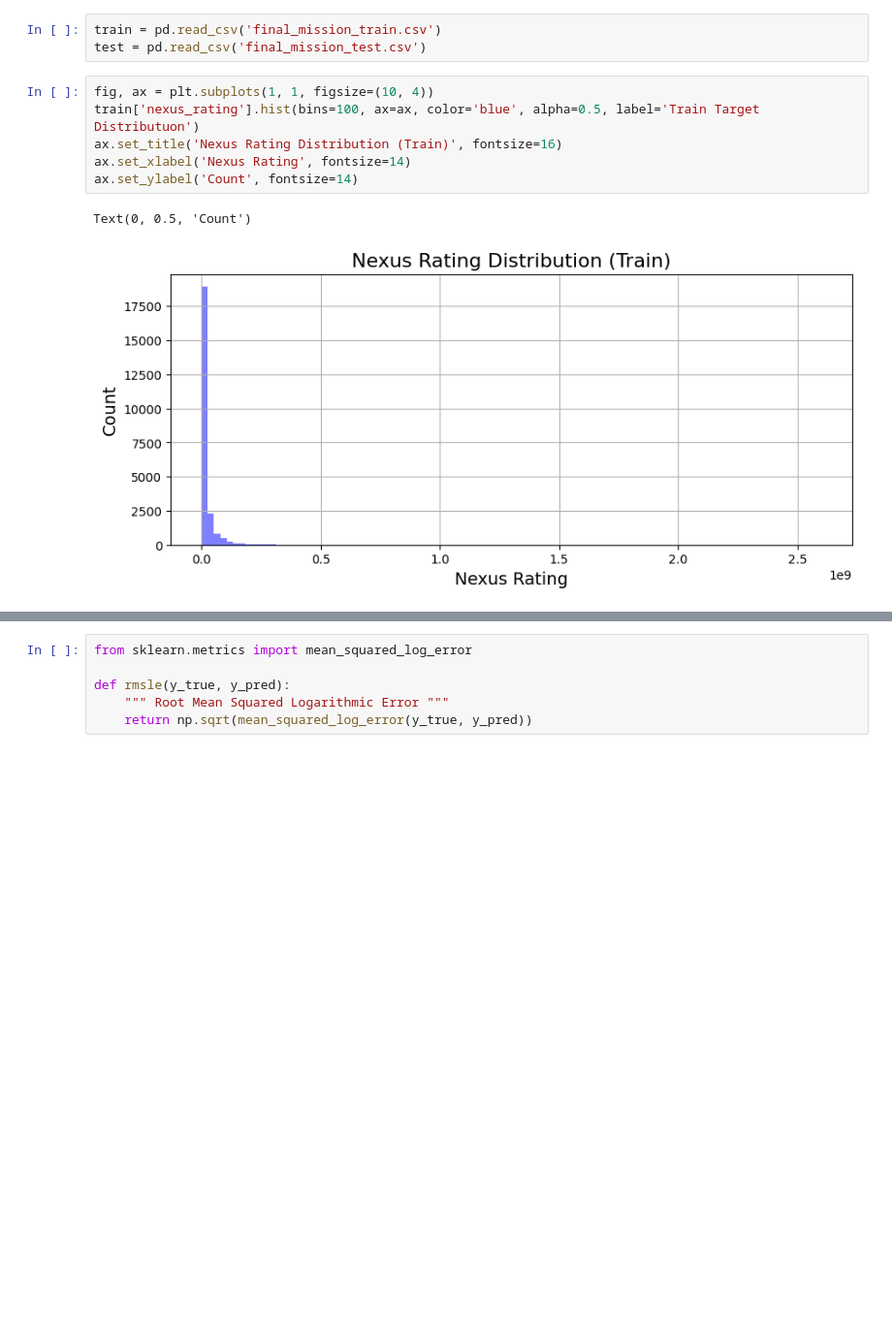
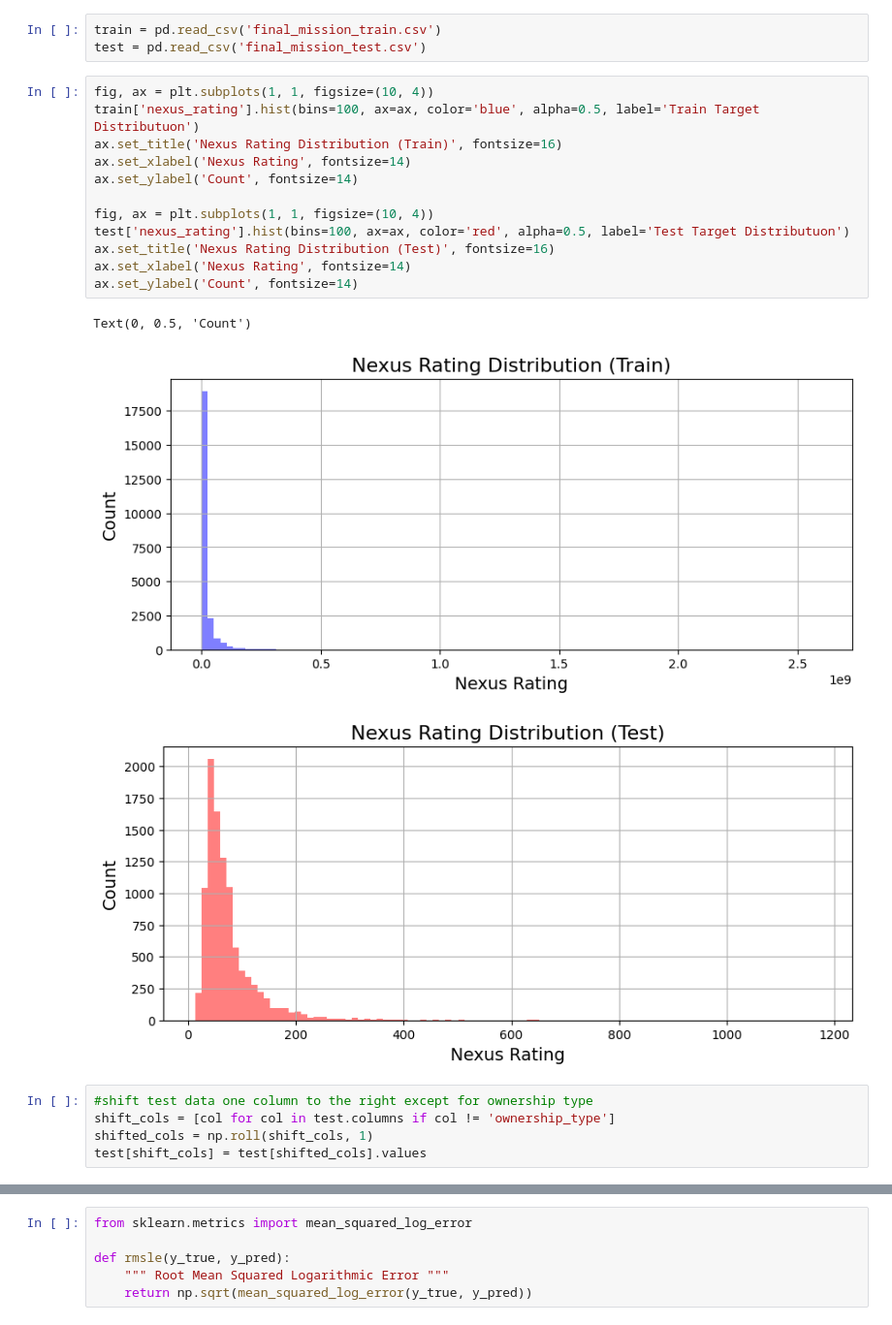
Before and after one commit to leewberg/TDT4172, a Jupyter notebook: Assignment1/Chapter_1.ipynb, the cells around one changed output, grey strips where cells are left out. Shown at 97% size. Saved outputs shown, nothing was run; the diff lists cells and outputs as text; blank space fills up the shorter version.

```diff
--- a/Assignment1/Chapter_1.ipynb
+++ b/Assignment1/Chapter_1.ipynb
@@ -405,9 +407,21 @@ test = pd.read_csv('final_mission_test.csv')
 # %%
 fig, ax = plt.subplots(1, 1, figsize=(10, 4))
 train['nexus_rating'].hist(bins=100, ax=ax, color='blue', alpha=0.5, label='Train Target Distributuon')
 ax.set_title('Nexus Rating Distribution (Train)', fontsize=16)
 ax.set_xlabel('Nexus Rating', fontsize=14)
 ax.set_ylabel('Count', fontsize=14)
+
+fig, ax = plt.subplots(1, 1, figsize=(10, 4))
+test['nexus_rating'].hist(bins=100, ax=ax, color='red', alpha=0.5, label='Test Target Distributuon')
+ax.set_title('Nexus Rating Distribution (Test)', fontsize=16)
+ax.set_xlabel('Nexus Rating', fontsize=14)
+ax.set_ylabel('Count', fontsize=14)
 # %% [output]
 Text(0, 0.5, 'Count')
 [figure]
+[figure, added]
+# %%
+#shift test data one column to the right except for ownership type
+shift_cols = [col for col in test.columns if col != 'ownership_type']
+shifted_cols = np.roll(shift_cols, 1)
+test[shift_cols] = test[shifted_cols].values
```
Also changed, not shown: parts of 10 cells of this notebook, 4 other files.
